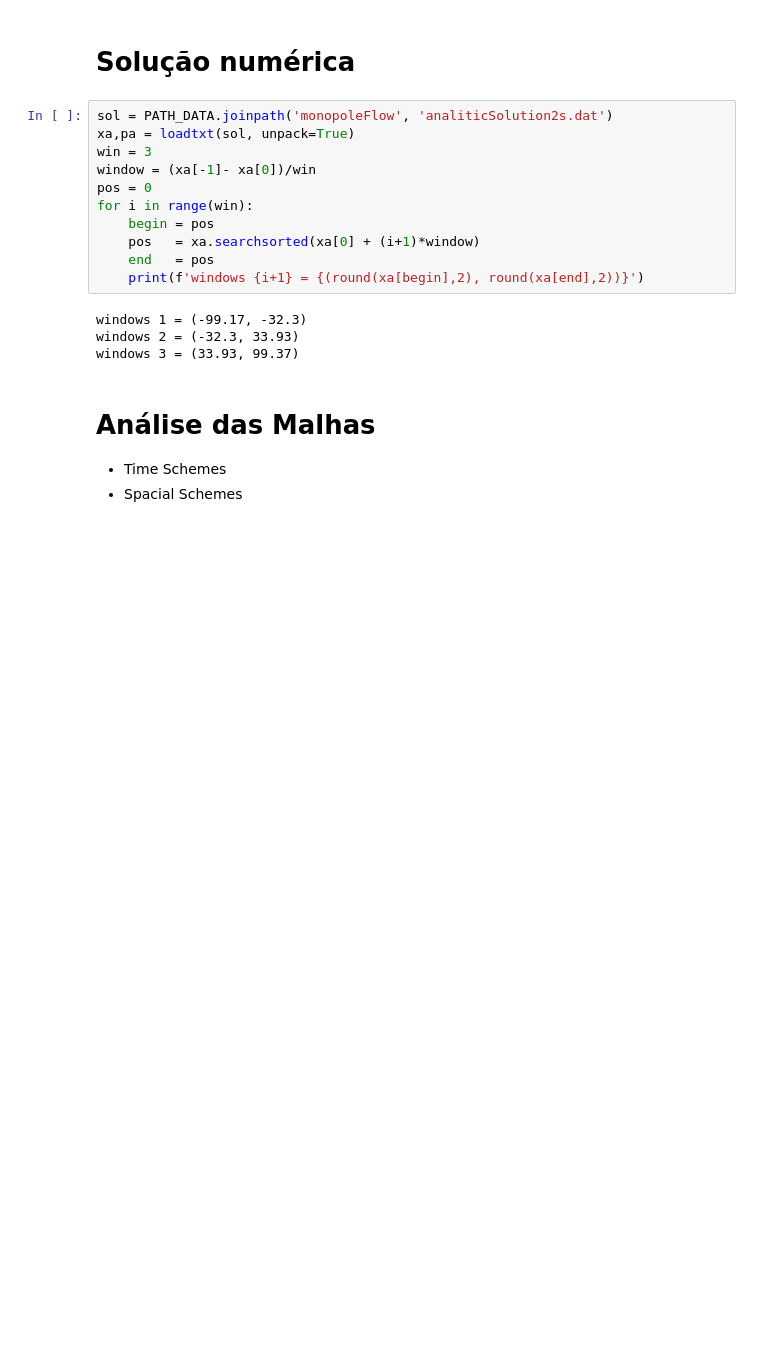
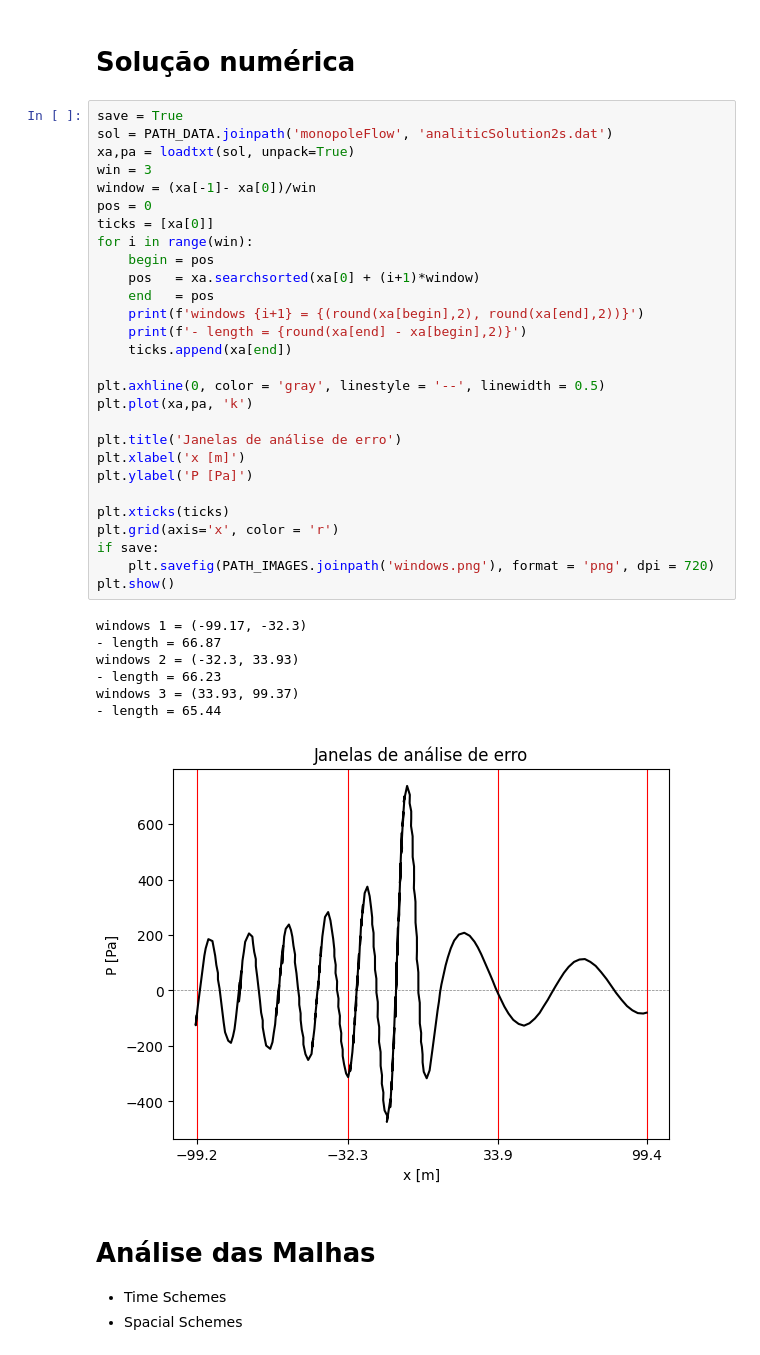
Before and after one commit to Widmark-Kaue/Aeroacoustics-Monopole-Errors, a Jupyter notebook: scripts/schemes.ipynb, the cells around one changed output. Drawn from its saved outputs; the diff is of its cells as text; blank space fills up the shorter version.

```diff
--- a/scripts/schemes.ipynb
+++ b/scripts/schemes.ipynb
@@ -4,20 +4,41 @@ from src.postprocess import rmsSpacial
 # %% [markdown]
 # Solução numérica
 # %%
+save = True
 sol = PATH_DATA.joinpath('monopoleFlow', 'analiticSolution2s.dat')
 xa,pa = loadtxt(sol, unpack=True)
 win = 3
 window = (xa[-1]- xa[0])/win
 pos = 0
+ticks = [xa[0]]
 for i in range(win):
     begin = pos
     pos   = xa.searchsorted(xa[0] + (i+1)*window)
     end   = pos
     print(f'windows {i+1} = {(round(xa[begin],2), round(xa[end],2))}')
+    print(f'- length = {round(xa[end] - xa[begin],2)}')
+    ticks.append(xa[end])
+
+plt.axhline(0, color = 'gray', linestyle = '--', linewidth = 0.5)
+plt.plot(xa,pa, 'k')
+
+plt.title('Janelas de análise de erro')
+plt.xlabel('x [m]')
+plt.ylabel('P [Pa]')
+
+plt.xticks(ticks)
+plt.grid(axis='x', color = 'r')
+if save:
+    plt.savefig(PATH_IMAGES.joinpath('windows.png'), format = 'png', dpi = 720)
+plt.show()
 # %% [output]
 windows 1 = (-99.17, -32.3)
+- length = 66.87
 windows 2 = (-32.3, 33.93)
+- length = 66.23
 windows 3 = (33.93, 99.37)
+- length = 65.44
+[figure, added]
 # %% [markdown]
 # Análise das Malhas
 - Time Schemes
```
Also changed, not shown: parts of 5 cells of this notebook.
